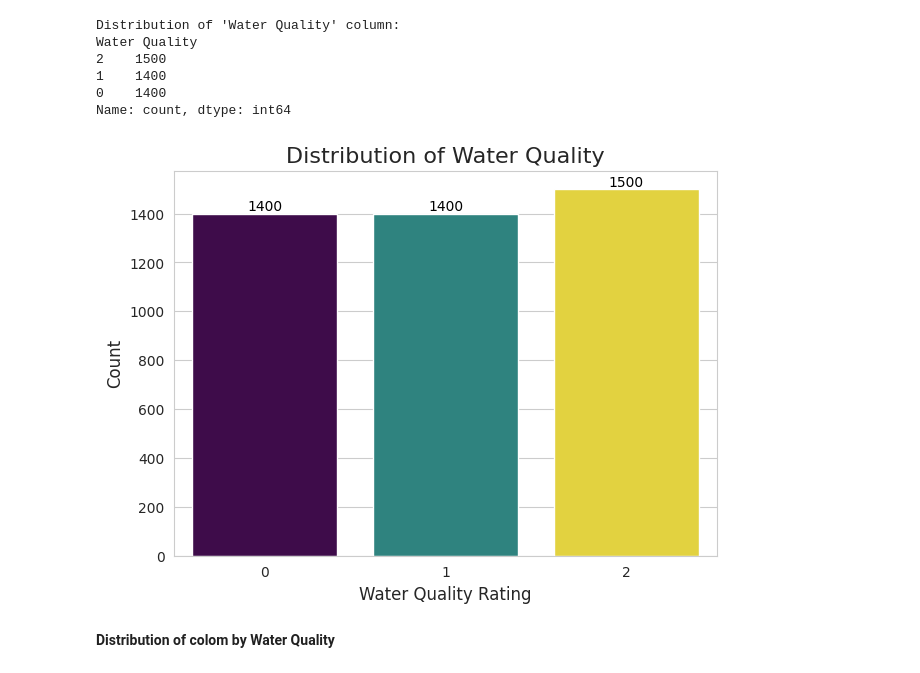
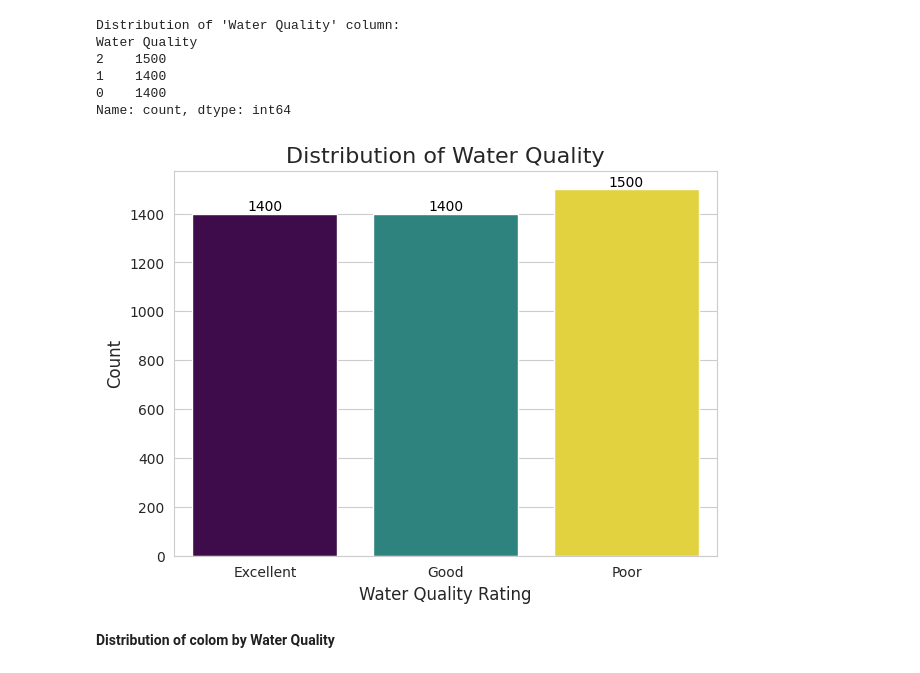
Before and after one commit to dindahanifa/mechine_learning, a Jupyter notebook: WaterQuality.ipynb, the cells around one changed output. Cells and saved outputs as stored; diff of their text form; code cells hidden in the pictures.

```diff
--- a/WaterQuality.ipynb
+++ b/WaterQuality.ipynb
@@ -180,32 +180,25 @@ Water Quality
 0    1400
 Name: count, dtype: int64
 # %%
-import matplotlib.pyplot as plt
-import seaborn as sns
-
-# Set the style for the plots
 sns.set_style('whitegrid')
-
-# Create a figure and an axes object
 plt.figure(figsize=(7, 5))
-
-# Create a count plot for the 'Water Quality' column
 sns.countplot(x='Water Quality', data=data, palette='viridis', hue='Water Quality', legend=False)
 
-# Add titles and labels
 plt.title('Distribution of Water Quality', fontsize=16)
 plt.xlabel('Water Quality Rating', fontsize=12)
 plt.ylabel('Count', fontsize=12)
 
-# Add value counts on top of the bars
+custom_labels = {0: 'Excellent', 1: 'Good', 2: 'Poor'}
+plt.xticks(ticks=sorted(custom_labels.keys()), labels=[custom_labels[key] for key in sorted(custom_labels.keys())], rotation=0)
+
 for p in plt.gca().patches:
     plt.gca().annotate(f'{int(p.get_height())}', (p.get_x() + p.get_width() / 2., p.get_height()),
                        ha='center', va='center', fontsize=10, color='black', xytext=(0, 5),
                        textcoords='offset points')
 
 plt.show()
 # %% [output]
-[figure, old version]
+[figure, new version]
 # %% [markdown]
 **Distribution of colom by Water Quality**
 # %%
```
Also changed, not shown: parts of 22 cells of this notebook.
